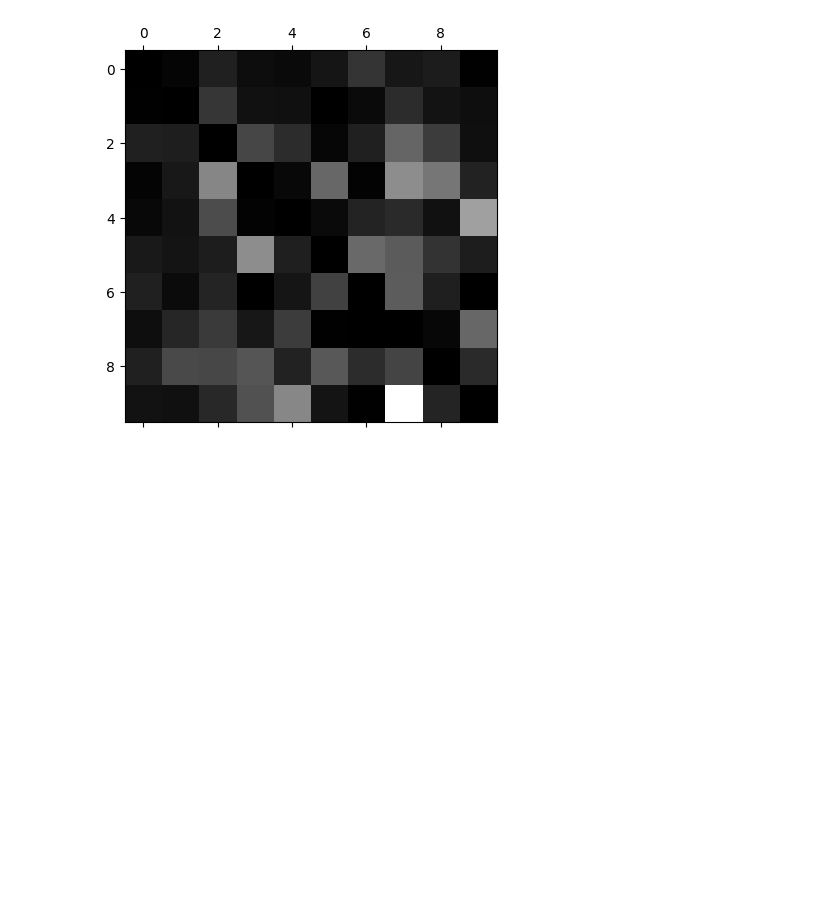
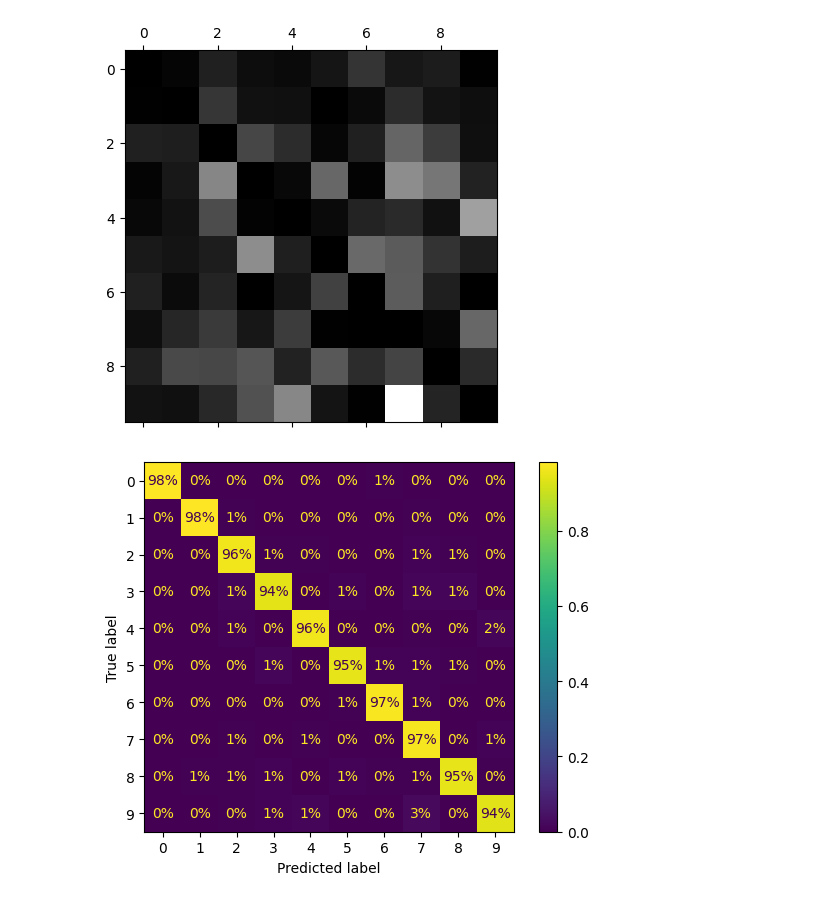
Before and after one commit to abhimanyudalal1/hands-on-ML, a Jupyter notebook: mnist.ipynb, the cells around one changed output. Drawn from its saved outputs; the diff is of its cells as text; code cells hidden in the pictures; blank space fills up the shorter version.

```diff
--- a/mnist.ipynb
+++ b/mnist.ipynb
@@ -389,4 +393,11 @@ plt.matshow(norm_conf_mx, cmap= plt.cm.gray)
 plt.show()
 # %% [output]
 [figure]
+# %%
+ # extra code
+ConfusionMatrixDisplay.from_predictions(y_train, y_train_pred,
+                                        normalize="true", values_format=".0%")
+plt.show()
+# %% [output]
+[figure, added]
 # %% [markdown]
```
Also changed, not shown: parts of 10 cells of this notebook.
